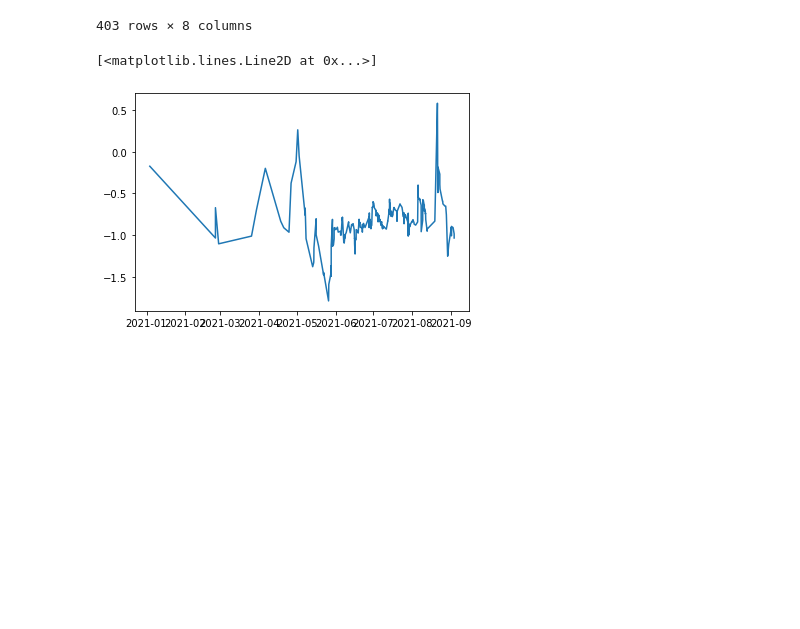
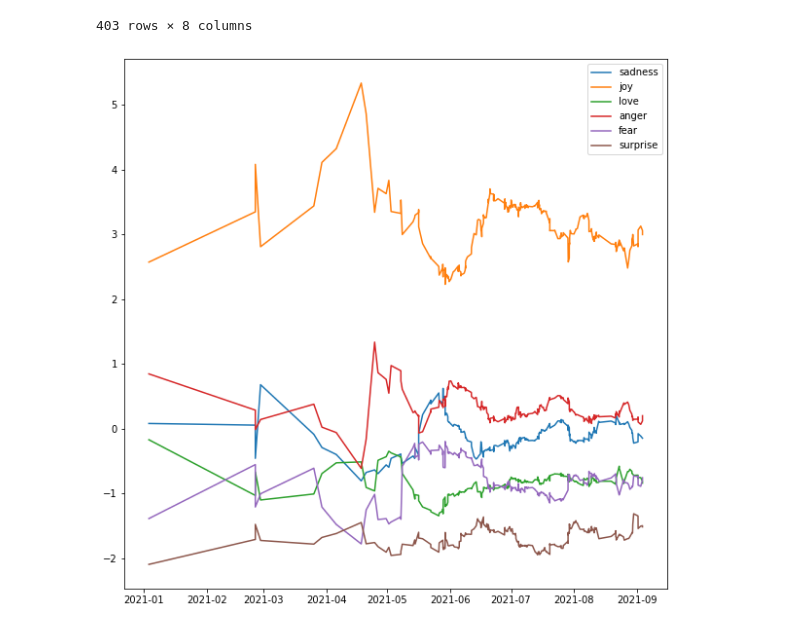
Before and after one commit to sergia-ch/twitter-emotions-friend, a Jupyter notebook: tweets-emotions-chart.ipynb, the cells around one changed output. Drawn from its saved outputs; the diff is of its cells as text; code cells hidden in the pictures; blank space fills up the shorter version.

```diff
--- a/tweets-emotions-chart.ipynb
+++ b/tweets-emotions-chart.ipynb
@@ -310,7 +326,10 @@ df.iloc[np.argsort(df.sadness)]
 403 rows × 8 columns
 # %%
 # df = df.set_index('creation_date')
-plt.plot(df.love.rolling(pd.Timedelta('7days')).mean())
+plt.figure(figsize=(10, 10))
+for emotion in emotions_classes:
+  plt.plot(df[emotion].rolling(pd.Timedelta('14days')).mean(), label=emotion)
+plt.legend()
+plt.show()
 # %% [output]
-[<matplotlib.lines.Line2D at 0x...>]
-[figure, old version]
+[figure, new version]
```
Also changed, not shown: parts of 24 cells of this notebook.
